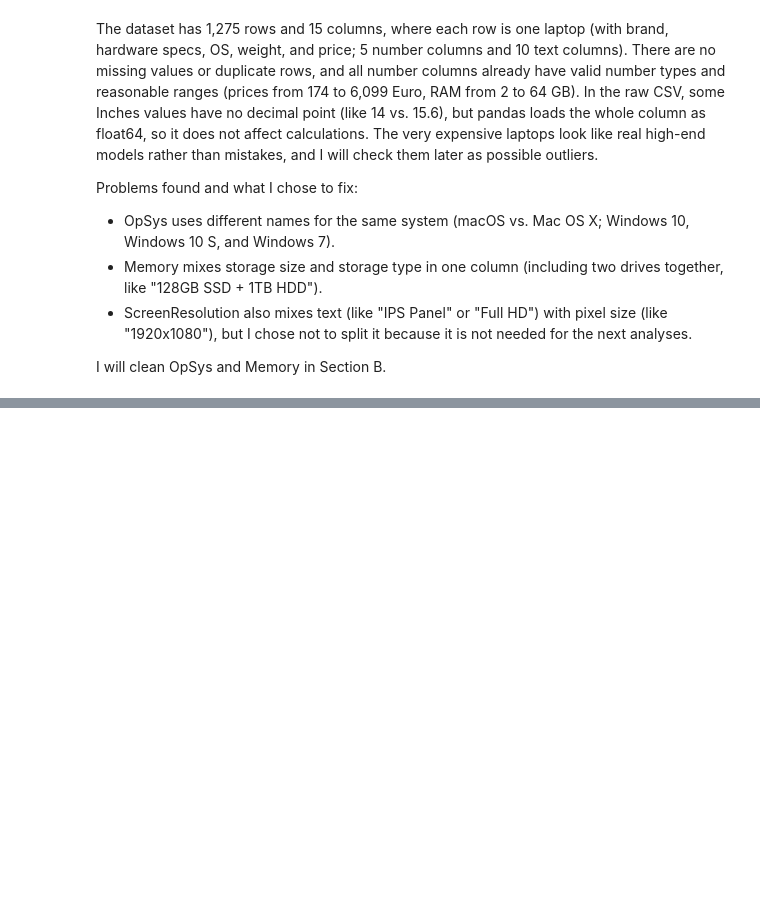
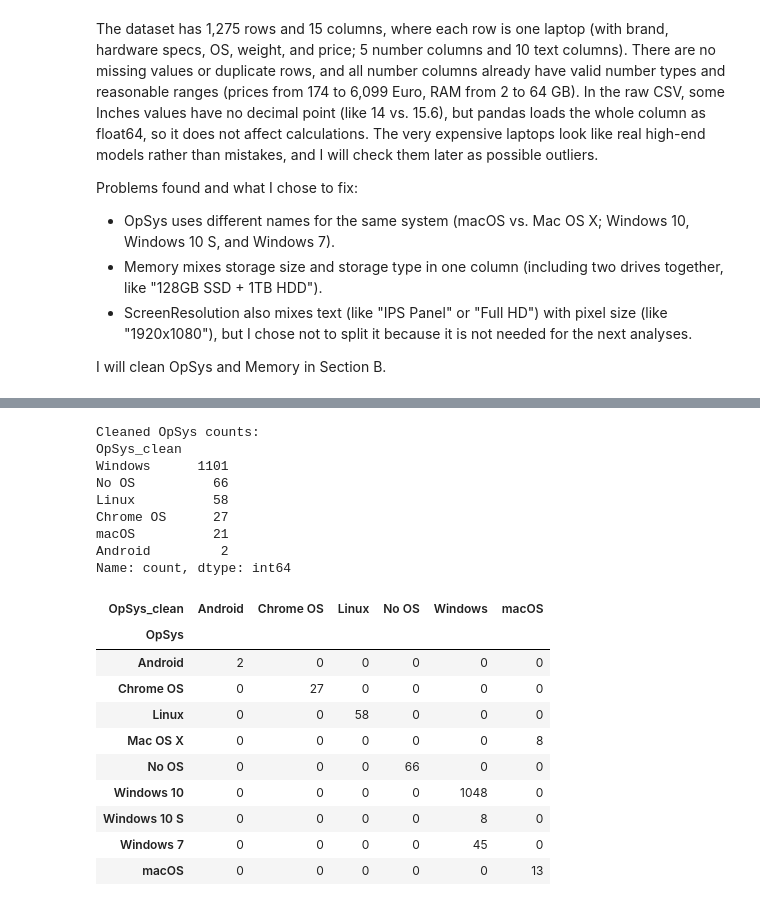
Before and after one commit to noyNosrati/MiniProject_python_1, a Jupyter notebook: Q2_laptop_analysis.ipynb, the cells around one changed output, grey strips where cells are left out. Cells and saved outputs as stored; diff of their text form; code cells hidden in the pictures; blank space fills up the shorter version.

```diff
--- a/Q2_laptop_analysis.ipynb
+++ b/Q2_laptop_analysis.ipynb
@@ -101,0 +110,41 @@ I will clean OpSys and Memory in Section B.
+# %%
+# Map different names of the same OS(Operating System) into consistent categories
+os_mapping = {
+    "Windows 10": "Windows",
+    "Windows 10 S": "Windows",
+    "Windows 7": "Windows",
+    "macOS": "macOS",
+    "Mac OS X": "macOS",
+}
+
+# Create a cleaned OS column (Linux, Chrome OS, No OS, and Android stay as they are)
+# Use .replace() instead of .map() so unmapped OS categories (Linux, Chrome OS, No OS, Android) keep their original names instead of turning into NaN
+df["OpSys_clean"] = df["OpSys"].replace(os_mapping)
+
+# Validate: print cleaned counts and cross-check original vs. cleaned labels
+print("Cleaned OpSys counts:")
+print(df["OpSys_clean"].value_counts())
+
+# Cross-check original vs. cleaned OS names to verify every row mapped correctly
+pd.crosstab(df["OpSys"], df["OpSys_clean"])
+# %% [output]
+Cleaned OpSys counts:
+OpSys_clean
+Windows      1101
+No OS          66
+Linux          58
+Chrome OS      27
+macOS          21
+Android         2
+Name: count, dtype: int64
+| OpSys_clean | Android | Chrome OS | Linux | No OS | Windows | macOS |
+| OpSys |  |  |  |  |  |  |
+| Android | 2 | 0 | 0 | 0 | 0 | 0 |
+| Chrome OS | 0 | 27 | 0 | 0 | 0 | 0 |
+| Linux | 0 | 0 | 58 | 0 | 0 | 0 |
+| Mac OS X | 0 | 0 | 0 | 0 | 0 | 8 |
+| No OS | 0 | 0 | 0 | 66 | 0 | 0 |
+| Windows 10 | 0 | 0 | 0 | 0 | 1048 | 0 |
+| Windows 10 S | 0 | 0 | 0 | 0 | 8 | 0 |
+| Windows 7 | 0 | 0 | 0 | 0 | 45 | 0 |
+| macOS | 0 | 0 | 0 | 0 | 0 | 13 |
```
Also changed, not shown: parts of 4 cells of this notebook.
